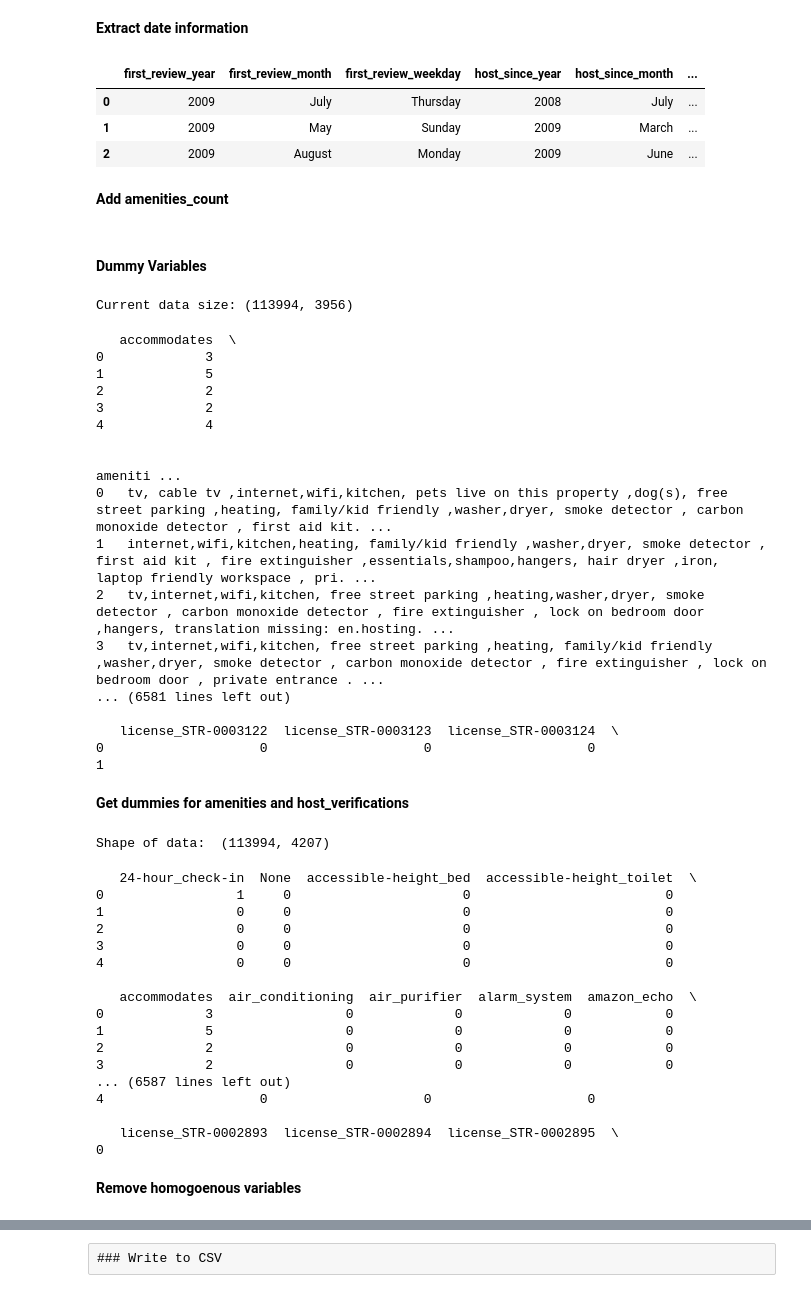
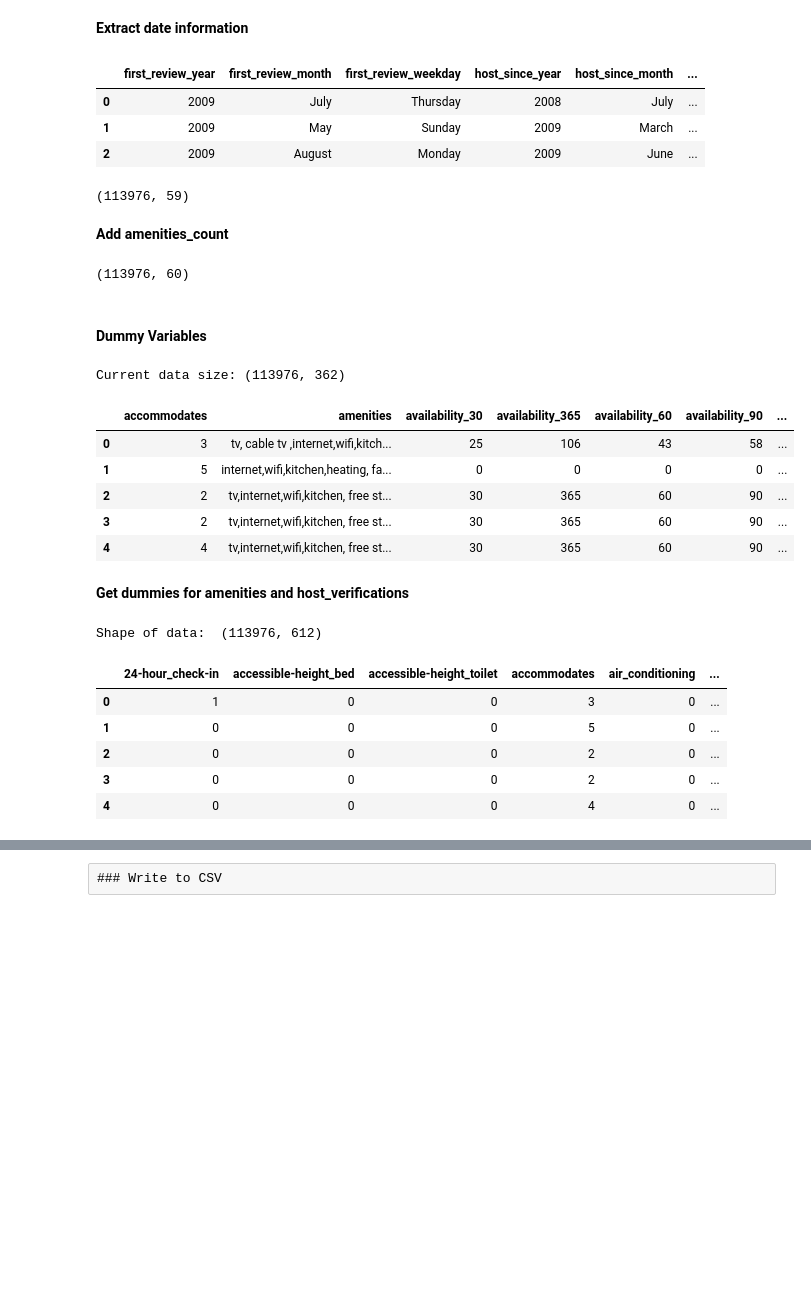
Before and after one commit to KishenSharma6/SF-Airbnb-Analysis, a Jupyter notebook: Project_Codes/03_Processing/2020_0530_Listings_ML_Preprocessing.ipynb, the cells around one changed output, grey strips where cells are left out. Cells and saved outputs as stored; diff of their text form; code cells hidden in the pictures; blank space fills up the shorter version.

```diff
--- a/Project_Codes/03_Processing/2020_0530_Listings_ML_Preprocessing.ipynb
+++ b/Project_Codes/03_Processing/2020_0530_Listings_ML_Preprocessing.ipynb
@@ -13,7 +13,7 @@ import sklearn
 **Set notebook preferences**
 # %%
 #Set options for pandas
-pd.set_option('display.max_columns',5000)
+pd.set_option('display.max_columns',1_000)
 pd.set_option('display.max_rows',500)
 pd.set_option('display.max_colwidth', 200)
 
@@ -83,8 +83,8 @@ Image(filename= visualizations +  'weekday_price_box.png', width=700, height=400
 # %%
 #Cols containing text data not needed for machine learning
 cols =['notes','access', 'interaction', 'transit', 'house_rules', 'neighborhood_overview',
-       'description','host_id','id','name','summary','host_about',
-       'space', 'host_location', 'host_name']
+       'description','host_id','id','name','summary','host_about', 'license','calendar_updated',
+       'space', 'host_location', 'host_name','monthly_price', 'weekly_price']
 
 #Drop cols
 df.drop(cols, axis = 1, inplace = True)
@@ -104,51 +104,47 @@ df.drop(['first_review','host_since','last_review'],axis = 1,inplace = True)
 
 #Check
 display(df.iloc[:,-9:].head(3))
+print(df.shape)
 # %% [output]
 |  | first_review_year | first_review_month | first_review_weekday | host_since_year | host_since_month | ... |
 | 0 | 2009 | July | Thursday | 2008 | July | ... |
 | 1 | 2009 | May | Sunday | 2009 | March | ... |
 | 2 | 2009 | August | Monday | 2009 | June | ... |
+(113976, 59)
 # %% [markdown]
 **Add amenities_count**
 # %%
 #Get a count of in lower_case amenities
 df['amenities'] = df['amenities'].str.lower()
 df['amenities_count'] = df['amenities'].str.count(',') + 1 #count commas and add 1 for last word
+
+#Check size of df
+print(df.shape)
+# %% [output]
+(113976, 60)
 # %% [markdown]
 #### Dummy Variables
 # %%
 #Capture object cols
-cols = df.select_dtypes('object').columns.tolist()
+cols = df.select_dtypes(['object','category']).columns.tolist()
 
 #Remove amenities,host_verifications from cols
 cols = [ elem for elem in cols if elem not in('amenities','host_verifications')]
 
 #Convert cols to dummys
 df = pd.get_dummies(df, columns=cols)
 
 #Check
 print('Current data size:', df.shape)
 display(df.head())
 # %% [output]
-Current data size: (113994, 3956)
+Current data size: (113976, 362)
-   accommodates  \
-0             3
-1             5
-2             2
-3             2
-4             4
-
-                                                                                                                                                                                                 ameniti ...
-0   tv, cable tv ,internet,wifi,kitchen, pets live on this property ,dog(s), free street parking ,heating, family/kid friendly ,washer,dryer, smoke detector , carbon monoxide detector , first aid kit. ...
-1   internet,wifi,kitchen,heating, family/kid friendly ,washer,dryer, smoke detector , first aid kit , fire extinguisher ,essentials,shampoo,hangers, hair dryer ,iron, laptop friendly workspace , pri. ...
-2   tv,internet,wifi,kitchen, free street parking ,heating,washer,dryer, smoke detector , carbon monoxide detector , fire extinguisher , lock on bedroom door ,hangers, translation missing: en.hosting. ...
-3   tv,internet,wifi,kitchen, free street parking ,heating, family/kid friendly ,washer,dryer, smoke detector , carbon monoxide detector , fire extinguisher , lock on bedroom door , private entrance . ...
-... (6581 lines left out)
-
-   license_STR-0003122  license_STR-0003123  license_STR-0003124  \
-0                    0                    0                    0
-1
+|  | accommodates | amenities | availability_30 | availability_365 | availability_60 | availability_90 | ... |
+| 0 | 3 | tv, cable tv ,internet,wifi,kitch... | 25 | 106 | 43 | 58 | ... |
+| 1 | 5 | internet,wifi,kitchen,heating, fa... | 0 | 0 | 0 | 0 | ... |
+| 2 | 2 | tv,internet,wifi,kitchen, free st... | 30 | 365 | 60 | 90 | ... |
+| 3 | 2 | tv,internet,wifi,kitchen, free st... | 30 | 365 | 60 | 90 | ... |
+| 4 | 4 | tv,internet,wifi,kitchen, free st... | 30 | 365 | 60 | 90 | ... |
 # %% [markdown]
 **Get dummies for amenities and host_verifications**
 # %%
@@ -172,31 +168,18 @@ for col in dummies.columns:
 #Combine dummies and df
 df = pd.concat([df, dummies], axis=1)
 
-#Drop amenities column and host_verifications. Sort cols alphabetically
-df.drop(columns = ['amenities','host_verifications'], inplace = True)
+#Drop amenities column, host_verifications,None. Sort cols alphabetically
+df.drop(columns = ['amenities','host_verifications','None'], inplace = True)
 df = df.reindex(sorted(df.columns), axis = 1)
 
 #Check
 print('Shape of data: ', df.shape)
 display(df.head())
 # %% [output]
-Shape of data:  (113994, 4207)
+Shape of data:  (113976, 612)
-   24-hour_check-in  None  accessible-height_bed  accessible-height_toilet  \
-0                 1     0                      0                         0
-1                 0     0                      0                         0
-2                 0     0                      0                         0
-3                 0     0                      0                         0
-4                 0     0                      0                         0
-
-   accommodates  air_conditioning  air_purifier  alarm_system  amazon_echo  \
-0             3                 0             0             0            0
-1             5                 0             0             0            0
-2             2                 0             0             0            0
-3             2                 0             0             0            0
-... (6587 lines left out)
-4                    0                    0                    0
-
-   license_STR-0002893  license_STR-0002894  license_STR-0002895  \
-0
+|  | 24-hour_check-in | accessible-height_bed | accessible-height_toilet | accommodates | air_conditioning | ... |
+| 0 | 1 | 0 | 0 | 3 | 0 | ... |
+| 1 | 0 | 0 | 0 | 5 | 0 | ... |
+| 2 | 0 | 0 | 0 | 2 | 0 | ... |
+| 3 | 0 | 0 | 0 | 2 | 0 | ... |
+| 4 | 0 | 0 | 0 | 4 | 0 | ... |
-# %% [markdown]
-**Remove homogoenous variables**
```
Also changed, not shown: parts of 9 cells of this notebook, 3 other files.
